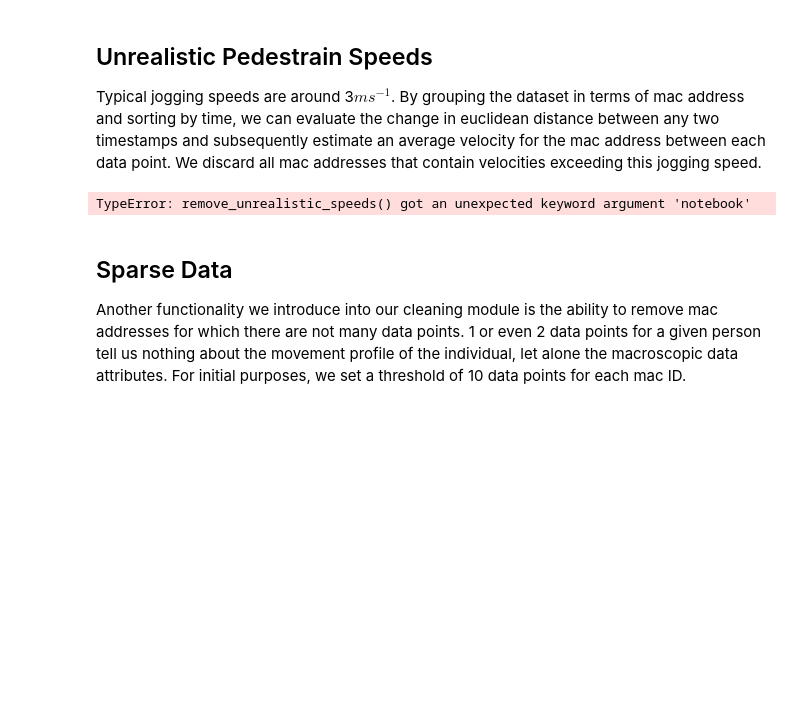
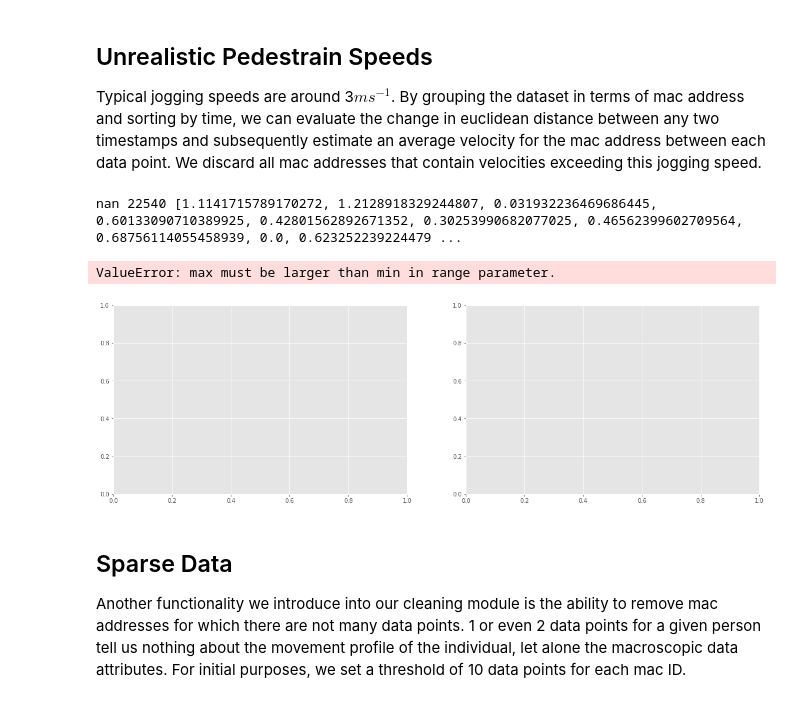
Before and after one commit to Beaulieu318/msci-complexity-project, a Jupyter notebook: msci/cleaning/basic_cleaning.ipynb, the cells around one changed output. Drawn from its saved outputs; the diff is of its cells as text; code cells hidden in the pictures; blank space fills up the shorter version.

```diff
--- a/msci/cleaning/basic_cleaning.ipynb
+++ b/msci/cleaning/basic_cleaning.ipynb
@@ -82,19 +82,23 @@ Typical jogging speeds are around 3$ms^{-1}$. By grouping the dataset in terms o
 # %%
 speeds = cda.remove_unrealistic_speeds(p_df, 3, notebook = True)
 fig, axes = plt.subplots(nrows=1, ncols=2, figsize=(20, 6))
-ax = speeds.hist(bins=200, ax=axes)
+print(np.amax(speeds), len(speeds), speeds[:20])
+ax = plt.hist(speeds)
 ax.set_title("Users' Average Speeds")
 ax.set_xlabel('Speed' + r'($ms^{-1}$)')
 ax.set_ylabel('Count of shoppers (no.)')
 
 p_df = cda.remove_unrealistic_speeds(p_df, 3)
+speeds = cda.remove_unrealistic_speeds(p_df, 3, notebook = True)
 
-ax = speeds.hist(bins=200, ax=axes)
+ax = plt.hist(speeds)
 ax.set_title("Users' Average Speeds")
 ax.set_xlabel('Speed' + r'($ms^{-1}$)')
 ax.set_ylabel('Count of shoppers (no.)')
 # %% [output]
-TypeError: remove_unrealistic_speeds() got an unexpected keyword argument 'notebook'
+nan 22540 [1.1141715789170272, 1.2128918329244807, 0.031932236469686445, 0.60133090710389925, 0.42801562892671352, 0.30253990682077025, 0.46562399602709564, 0.68756114055458939, 0.0, 0.623252239224479 ...
+ValueError: max must be larger than min in range parameter.
+[figure, added]
 # %% [markdown]
 ## Sparse Data
 
```
Also changed, not shown: parts of 2 cells of this notebook, 1 other file.
